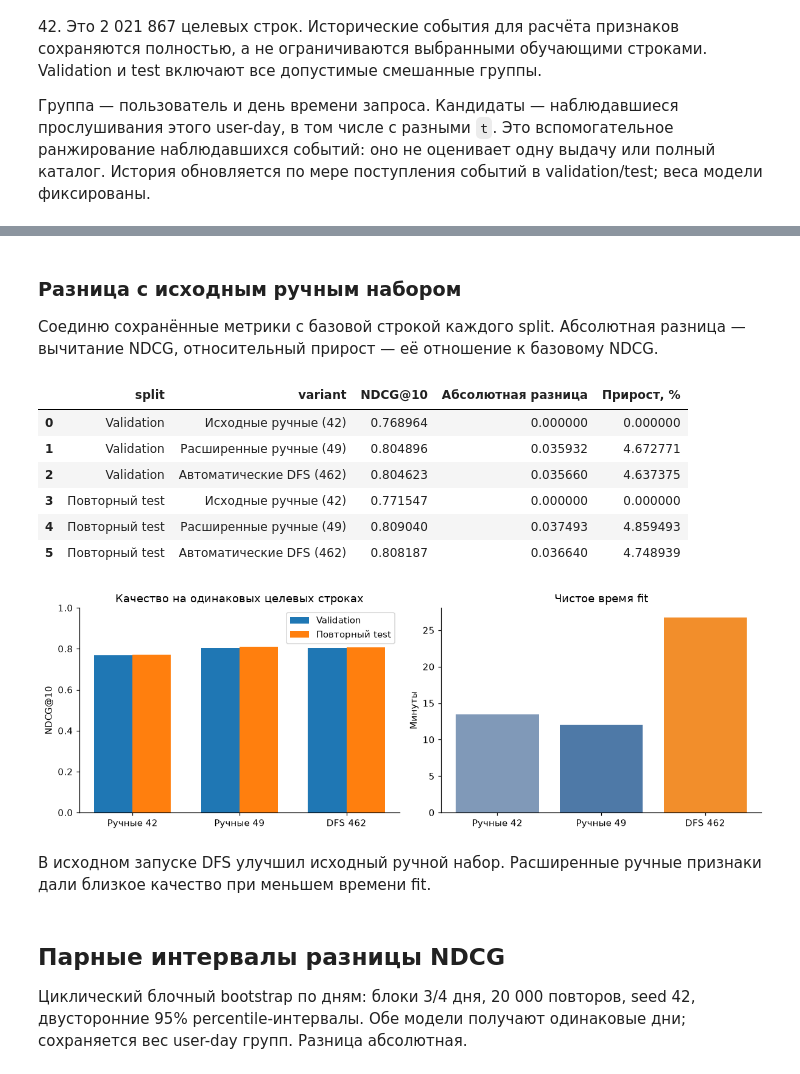
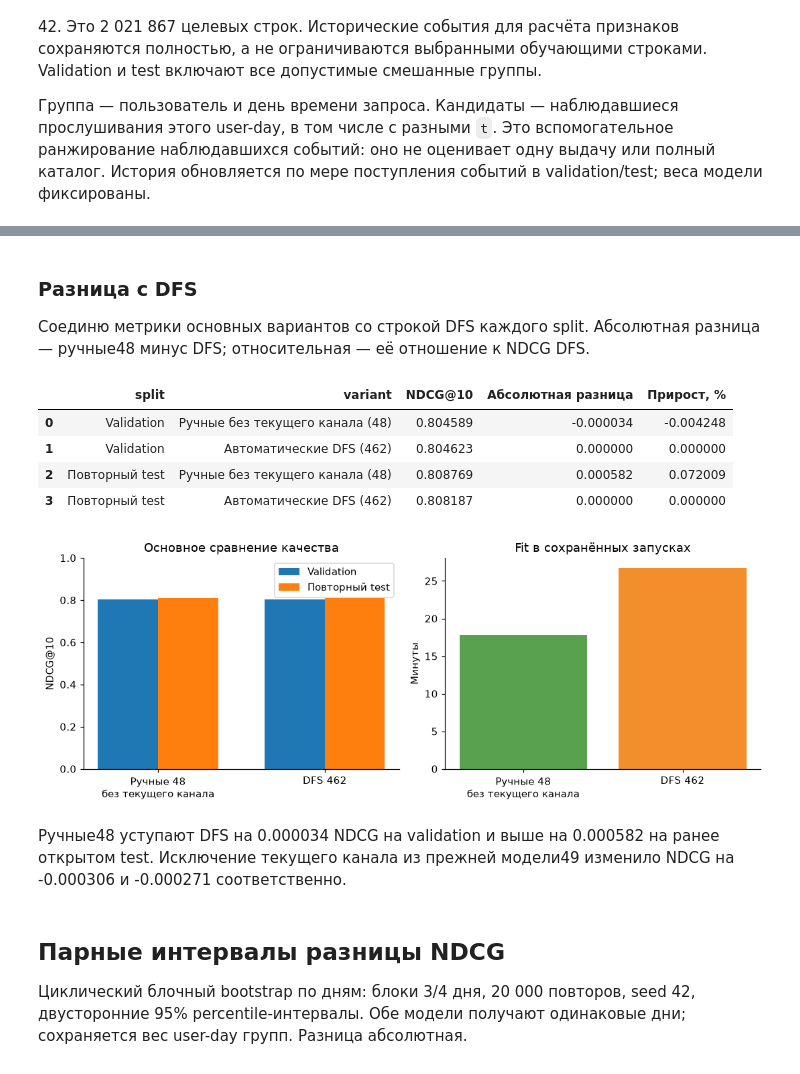
Before and after one commit to GodNaoborot/T-labs-recsys, a Jupyter notebook: task_1/notebooks/final-comparison.ipynb, the cells around one changed output, grey strips where cells are left out. Saved outputs shown, nothing was run; the diff lists cells and outputs as text; code cells hidden in the pictures.

Commit message:
Добавить контроль без текущего канала

```diff
--- a/task_1/notebooks/final-comparison.ipynb
+++ b/task_1/notebooks/final-comparison.ipynb
@@ -112,6 +112,8 @@ REPORTS = ROOT / 'docs/results/c4'
 TRAIN_RESULTS = workflow.path('corrected')
 TEST_RESULTS = workflow.path('corrected-test')
 FEATURE_REPORTS = workflow.path('feature-analysis')
+workflow.ensure('channel-control')
+CHANNEL_RESULTS = workflow.path('channel-control')
 plt.rcParams.update({'figure.dpi': 110, 'axes.spines.top': False, 'axes.spines.right': False})
 # %%
 if MODE == 'report':
@@ -208,48 +247,50 @@ display(pd.DataFrame(sizes))
 | 0 | Validation | 2879535 | 57097 |
 | 1 | Test | 3160068 | 61964 |
 # %% [markdown]
-### Разница с исходным ручным набором
+### Разница с DFS
 
-Соединю сохранённые метрики с базовой строкой каждого split. Абсолютная
-разница — вычитание NDCG, относительный прирост — её отношение к базовому NDCG.
+Соединю метрики основных вариантов со строкой DFS каждого split.
+Абсолютная разница — ручные48 минус DFS; относительная — её отношение к NDCG DFS.
 # %%
-scores = validation.assign(split='Validation')
+scores = validation.loc[validation['variant'].isin(main_order)].assign(split='Validation')
 if test is not None:
-    scores = pd.concat([scores, test.assign(split='Повторный test')], ignore_index=True)
-baseline = scores.loc[scores['variant'] == 'M-t', ['split', 'NDCG@10']]
-baseline = baseline.rename(columns={'NDCG@10': 'base_ndcg'})
-deltas = scores[['split', 'variant', 'NDCG@10']].merge(baseline, on='split', validate='many_to_one')
-deltas['Абсолютная разница'] = deltas['NDCG@10'] - deltas['base_ndcg']
-deltas['Прирост, %'] = 100 * deltas['Абсолютная разница'] / deltas['base_ndcg']
-display(deltas.replace({'variant': model_names}).drop(columns='base_ndcg').round(6))
+    scores = pd.concat([
+        scores, test.loc[test['variant'].isin(main_order)].assign(split='Повторный test')], ignore_index=True)
+reference = scores.loc[scores['variant'] == 'D462-t', ['split', 'NDCG@10']]
+reference = reference.rename(columns={'NDCG@10': 'dfs_ndcg'})
+deltas = scores[['split', 'variant', 'NDCG@10']].merge(reference, on='split', validate='many_to_one')
+deltas['Абсолютная разница'] = deltas['NDCG@10'] - deltas['dfs_ndcg']
+deltas['Прирост, %'] = 100 * deltas['Абсолютная разница'] / deltas['dfs_ndcg']
+display(deltas.replace({'variant': model_names}).drop(columns='dfs_ndcg').round(6))
 # %% [output]
 |  | split | variant | NDCG@10 | Абсолютная разница | Прирост, % |
-| 0 | Validation | Исходные ручные (42) | 0.768964 | 0.000000 | 0.000000 |
-| 1 | Validation | Расширенные ручные (49) | 0.804896 | 0.035932 | 4.672771 |
-| 2 | Validation | Автоматические DFS (462) | 0.804623 | 0.035660 | 4.637375 |
-| 3 | Повторный test | Исходные ручные (42) | 0.771547 | 0.000000 | 0.000000 |
-| 4 | Повторный test | Расширенные ручные (49) | 0.809040 | 0.037493 | 4.859493 |
-| 5 | Повторный test | Автоматические DFS (462) | 0.808187 | 0.036640 | 4.748939 |
+| 0 | Validation | Ручные без текущего канала (48) | 0.804589 | -0.000034 | -0.004248 |
+| 1 | Validation | Автоматические DFS (462) | 0.804623 | 0.000000 | 0.000000 |
+| 2 | Повторный test | Ручные без текущего канала (48) | 0.808769 | 0.000582 | 0.072009 |
+| 3 | Повторный test | Автоматические DFS (462) | 0.808187 | 0.000000 | 0.000000 |
 # %%
-short_names = ['Ручные 42', 'Ручные 49', 'DFS 462']
-fig, axes = plt.subplots(1, 2, figsize=(11, 3.8))
-x = list(range(len(model_order)))
-axes[0].bar([value - 0.18 for value in x], validation['NDCG@10'], width=0.36, label='Validation')
-if test is not None:
-    axes[0].bar([value + 0.18 for value in x], test['NDCG@10'], width=0.36, label='Повторный test')
-axes[0].set(ylabel='NDCG@10', ylim=(0, 1), title='Качество на одинаковых целевых строках')
+short_names = ['Ручные 48\nбез текущего канала', 'DFS 462']
+main_validation = validation.set_index('variant').loc[main_order]
+main_test = test.set_index('variant').loc[main_order] if test is not None else None
+fig, axes = plt.subplots(1, 2, figsize=(10, 3.8))
+x = list(range(len(main_order)))
+axes[0].bar([value - 0.18 for value in x], main_validation['NDCG@10'], width=0.36, label='Validation')
+if main_test is not None:
+    axes[0].bar([value + 0.18 for value in x], main_test['NDCG@10'], width=0.36, label='Повторный test')
+axes[0].set(ylabel='NDCG@10', ylim=(0, 1), title='Основное сравнение качества')
 axes[0].legend()
-axes[1].bar(x, validation['fit_seconds'] / 60, color=['#8099b8', '#4e79a7', '#f28e2b'])
-axes[1].set(ylabel='Минуты', title='Чистое время fit')
+axes[1].bar(x, main_validation['fit_seconds'] / 60, color=['#59a14f', '#f28e2b'])
+axes[1].set(ylabel='Минуты', title='Fit в сохранённых запусках')
 for ax in axes:
     ax.set_xticks(x, short_names)
 fig.tight_layout()
 plt.show()
 # %% [output]
-[figure, old version]
+[figure, new version]
 # %% [markdown]
-В исходном запуске DFS улучшил исходный ручной набор.
-Расширенные ручные признаки дали близкое качество при меньшем времени fit.
+Ручные48 уступают DFS на 0.000034 NDCG на validation и выше на 0.000582
+на ранее открытом test. Исключение текущего канала из прежней модели49
+изменило NDCG на -0.000306 и -0.000271 соответственно.
 # %% [markdown]
 ## Парные интервалы разницы NDCG
 
```
Also changed, not shown: parts of 15 cells of this notebook, 22 other files.
